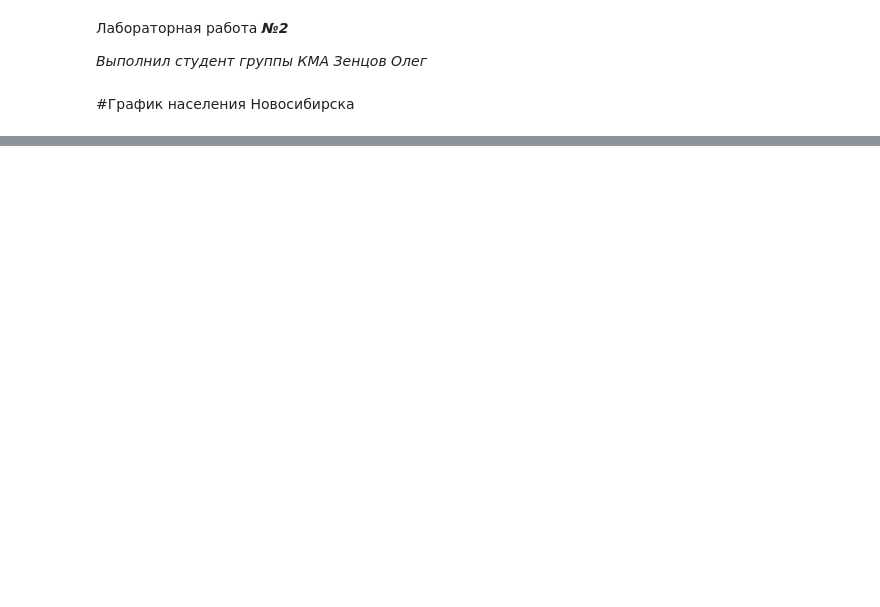
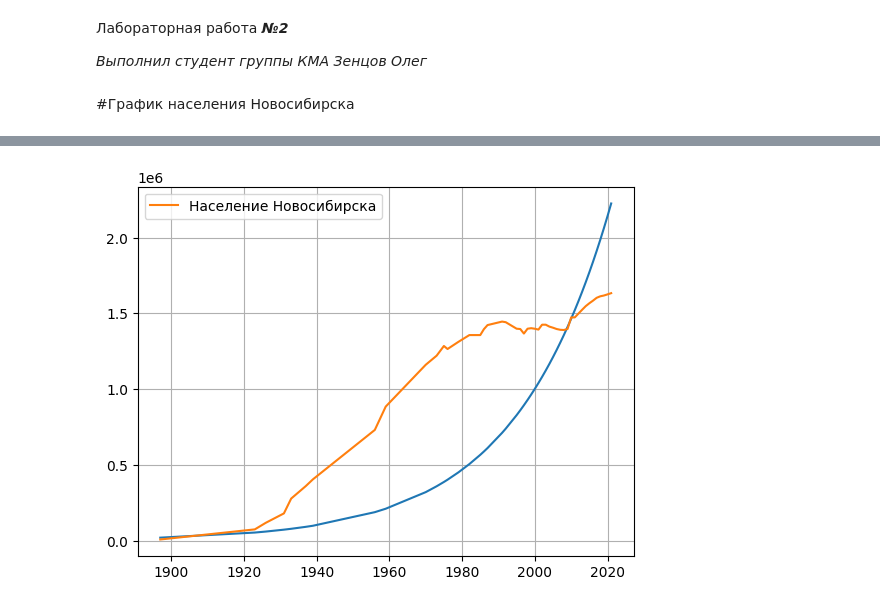
Before and after one commit to Olegkol1/MMVSULAB1, a Jupyter notebook: lab2.ipynb, the cells around one changed output, grey strips where cells are left out. Cells and saved outputs as stored; diff of their text form; code cells hidden in the pictures; blank space fills up the shorter version.

```diff
--- a/lab2.ipynb
+++ b/lab2.ipynb
@@ -46,0 +35,24 @@ plt.show()
+# %%
+import matplotlib.pyplot as plt
+import numpy as np
+from scipy.integrate import odeint
+
+def dydt(x,t):
+  k = 0.038
+  return k*x
+t = [1897, 1923, 1926, 1931, 1933, 1937, 1939, 1956, 1959, 1970, 1973, 1975, 1976, 1979, 1982, 1985, 1986, 1987, 1991, 1992, 1995, 1996, 1997, 1998, 1999, 2000, 2001, 2002, 2003, 2004, 2005, 2006, 2007, 2008, 2009, 2010, 2011, 2012, 2013, 2014, 2015, 2016, 2017, 2018, 2019, 2020, 2021]
+solve = odeint(dydt, 20000, t=t)
+solve = solve.flatten()
+%matplotlib inline
+
+
+v = [8000, 74600, 117863, 180067, 278000, 360080, 405297, 731000, 885045, 1160963, 1221000, 1285000, 1265000, 1312480, 1357000, 1357000, 1396000, 1423000, 1446000, 1442000, 1399000, 1397000, 1367000, 1399000, 1402400, 1398800, 1393200, 1425508, 1425500, 1413000, 1405600, 1397000, 1391900, 1390500, 1397191, 1473754, 1473700, 1498921, 1523801, 1547910, 1567087, 1584138, 1602915, 1612833, 1618039, 1625631, 1633595]
+
+
+plt.plot(t, solve, label = r"")
+plt.plot(t, v, label = r"Население Новосибирска")
+plt.grid(True)
+plt.legend()
+plt.show()
+# %% [output]
+[figure, added]
```
Also changed, not shown: parts of 3 cells of this notebook.
